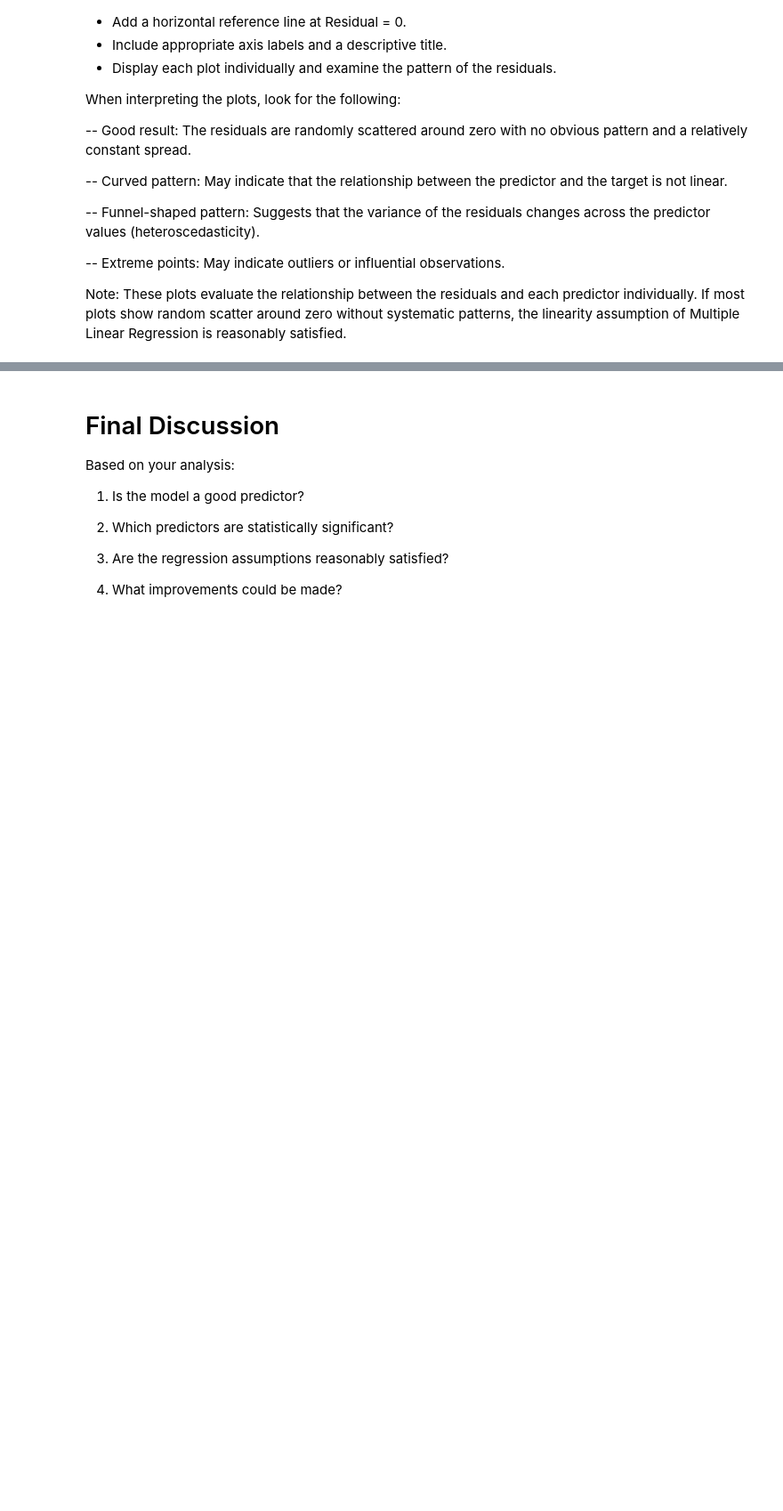
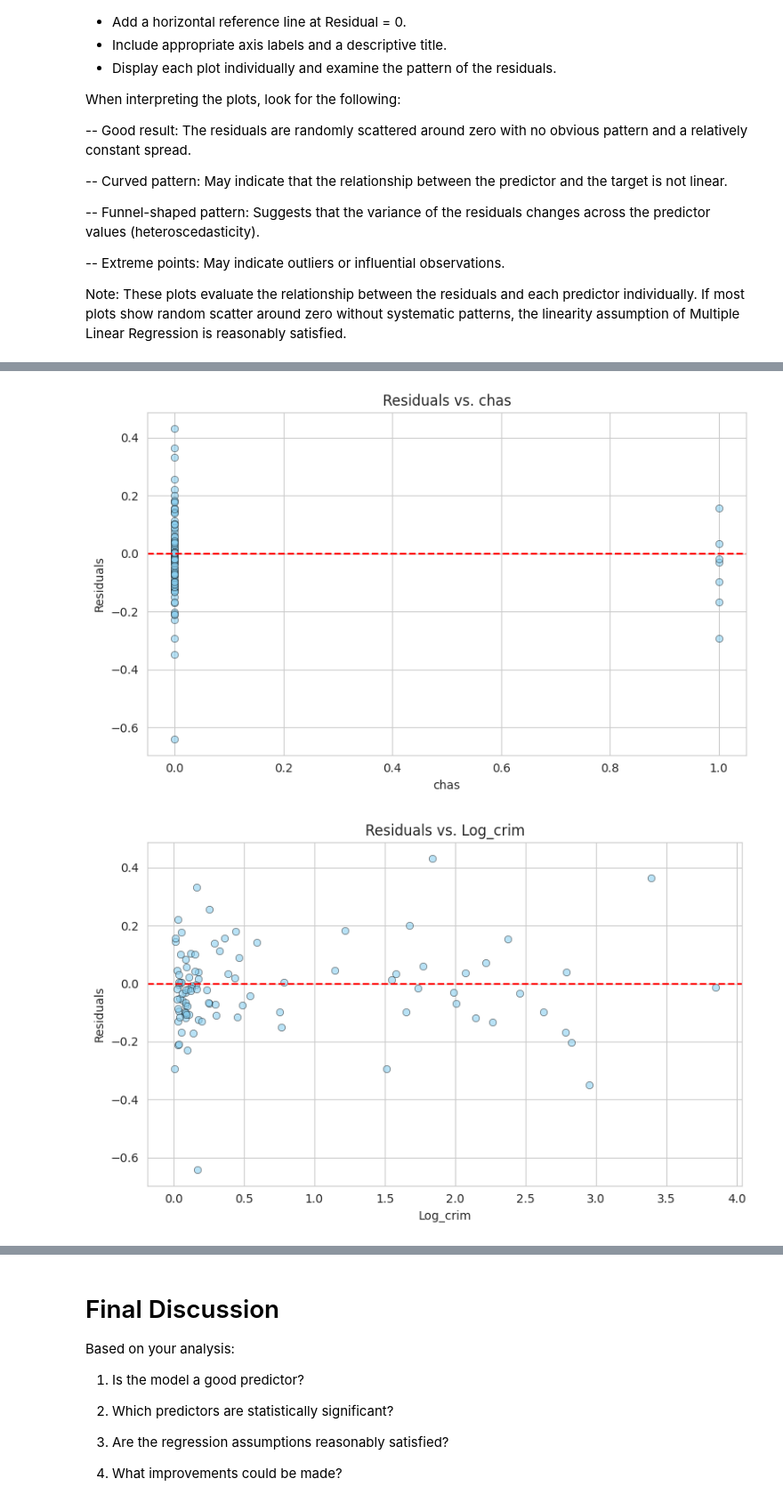
Before and after one commit to JoseAlberto88/Predictive-Analytics-, a Jupyter notebook: DAMO510_Module_03_in_Class_Activity_StarterCode.ipynb, the cells around one changed output, grey strips where cells are left out. Shown at 89% size. Saved outputs shown, nothing was run; the diff lists cells and outputs as text; code cells hidden in the pictures; blank space fills up the shorter version.

```diff
--- a/DAMO510_Module_03_in_Class_Activity_StarterCode.ipynb
+++ b/DAMO510_Module_03_in_Class_Activity_StarterCode.ipynb
@@ -1900,0 +1909,18 @@ Note: These plots evaluate the relationship between the residuals and each predi
+# %%
+# Step 1: Residuals already computed as `residuals` (y_test - y_pred) from the previous step
+
+# Step 2 & 3: Loop through every predictor and plot residuals vs. that predictor
+predictor_names = X_test.columns.tolist()
+
+for predictor in predictor_names:
+    plt.figure(figsize=(8, 5))
+    sns.scatterplot(x=X_test[predictor], y=residuals, alpha=0.6, color="#89CFF0", edgecolor="black")
+    plt.axhline(y=0, color='red', linestyle='--', linewidth=1.5)
+    plt.xlabel(predictor)
+    plt.ylabel("Residuals")
+    plt.title(f"Residuals vs. {predictor}")
+    plt.tight_layout()
+    plt.show()
+# %% [output]
+[figure, added]
+[figure, added]
```
Also changed, not shown: parts of 6 cells of this notebook.
